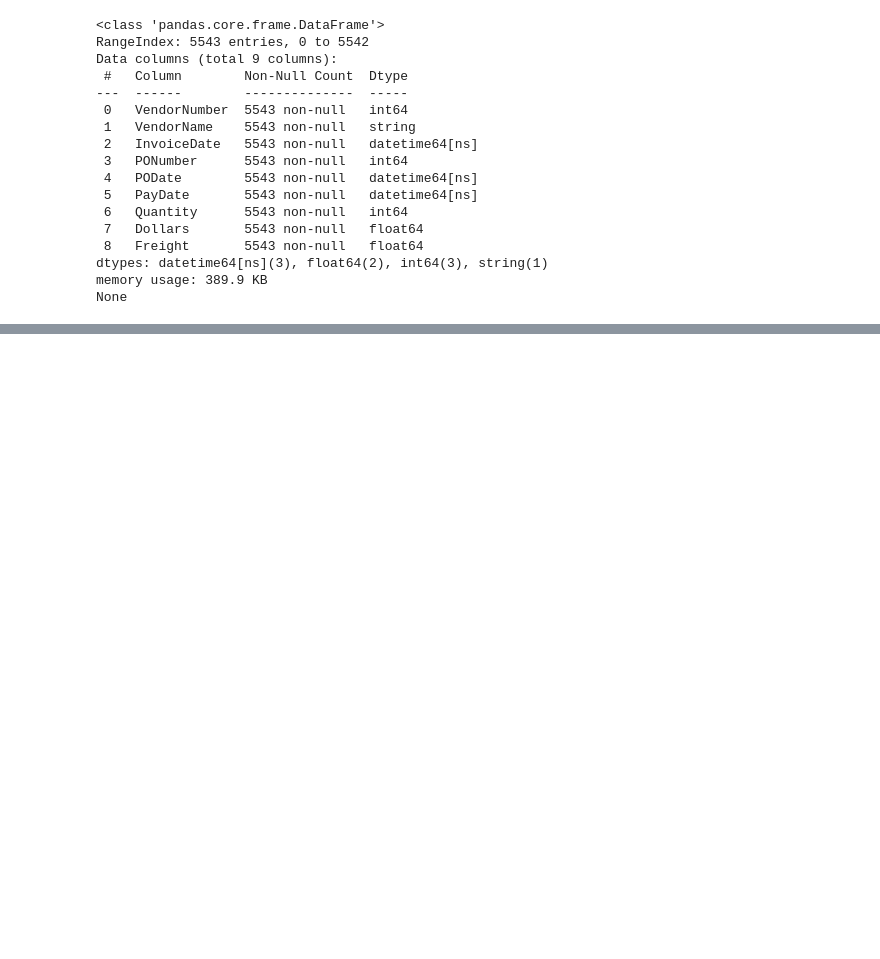
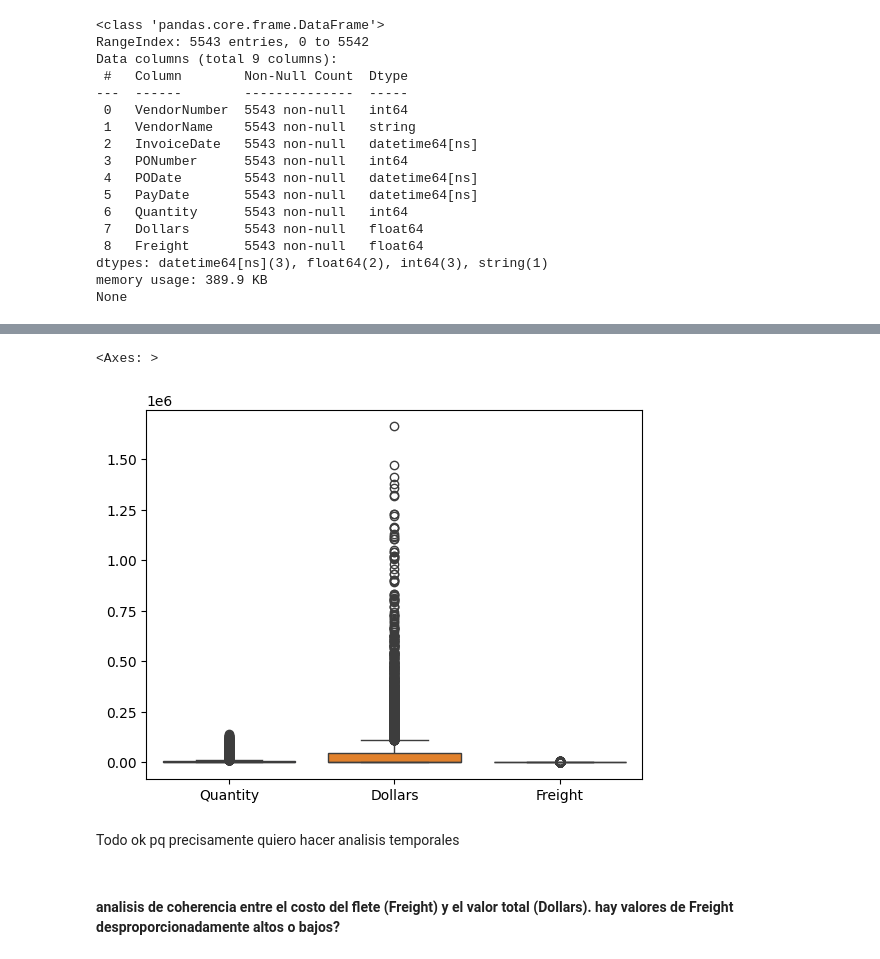
Before and after one commit to escasanova/HPIG2, a Jupyter notebook: LimpiezaDeDatos.ipynb, the cells around one changed output, grey strips where cells are left out. Drawn from its saved outputs; the diff is of its cells as text; code cells hidden in the pictures; blank space fills up the shorter version.

```diff
--- a/LimpiezaDeDatos.ipynb
+++ b/LimpiezaDeDatos.ipynb
@@ -10,6 +12,6 @@ import unicodedata
 # %%
-purchase_prices = pd.read_csv('2017PurchasePricesDec.csv')
-purchase_prices.head()
+purchasePrices = pd.read_csv('PurchasePricesDec.csv')
+purchasePrices.head()
 # %% [output]
 |  | Brand | Description | Price | Size | Volume | Classification | PurchasePrice | VendorNumber | ... |
 | 0 | 58 | Gekkeikan Black & Gold Sake | 12.99 | 750mL | 750 | 1 | 9.28 | 8320 | ... |
@@ -88,7 +90,6 @@ dtype: object
 3          26.11          9165  ULTRA BEVERAGE COMPANY LLP
 4          10.94          7245  PROXIMO SPIRITS INC.
 # %%
-
 # Función para limpiar strings
 def clean_string(s):
     if pd.isnull(s):  # Si es nulo, lo devuelve tal cual
@@ -99,24 +100,24 @@ def clean_string(s):
     return ' '.join(s.strip().lower().split())
 
 # Convertir columnas de tipo object a string y limpiarlas
-purchase_prices = purchase_prices.convert_dtypes()  # Cambiar a tipos más apropiados
-string_columns = purchase_prices.select_dtypes(include=['string', 'object']).columns
+purchasePrices = purchasePrices.convert_dtypes()  # Cambiar a tipos más apropiados
+string_columns = purchasePrices.select_dtypes(include=['string', 'object']).columns
 
 for col in string_columns:
-    purchase_prices[col] = purchase_prices[col].apply(clean_string)
+    purchasePrices[col] = purchasePrices[col].apply(clean_string)
 
 # Reemplazar valores "Unknown" y pd.NA en Volume por NaN y convertirla a float
-purchase_prices['Volume'] = purchase_prices['Volume'].replace(["unknown", pd.NA], np.nan).astype(float)
+purchasePrices['Volume'] = purchasePrices['Volume'].replace(["unknown", pd.NA], np.nan).astype(float)
 
 # Asegurarse de que todas las columnas de tipo object se conviertan a string
-string_columns = purchase_prices.select_dtypes(include=['object']).columns
-purchase_prices[string_columns] = purchase_prices[string_columns].astype('string')
+string_columns = purchasePrices.select_dtypes(include=['object']).columns
+purchasePrices[string_columns] = purchasePrices[string_columns].astype('string')
 
 # Verificar los resultados finales
 print("Primeras filas después de limpiar las columnas de tipo string:")
-print(purchase_prices.head())
+print(purchasePrices.head())
 print("Tipos de datos después de la conversión a string:")
-print(purchase_prices.dtypes)
+print(purchasePrices.dtypes)
 # %% [output]
 Primeras filas después de limpiar las columnas de tipo string:
    Brand                  Description  Price   Size  Volume  Classification  \
@@ -219,22 +220,22 @@ def parse_size(size):
     return {"size_ml": np.nan, "pack_count": np.nan}
 
 # Aplicar la función parse_size a la columna 'Size'
-size_data = purchase_prices['Size'].apply(parse_size)
+size_data = purchasePrices['Size'].apply(parse_size)
 
 # Crear nuevas columnas en el DataFrame
-purchase_prices['size_ml'] = size_data.apply(lambda x: x['size_ml'])
-purchase_prices['pack_count'] = size_data.apply(lambda x: x['pack_count'])
+purchasePrices['size_ml'] = size_data.apply(lambda x: x['size_ml'])
+purchasePrices['pack_count'] = size_data.apply(lambda x: x['pack_count'])
 
 # Verificar las primeras filas para confirmar resultados
 print("Primeras filas del DataFrame después de procesar la columna 'Size':")
-print(purchase_prices[['Size', 'size_ml', 'pack_count']].head(10))
+print(purchasePrices[['Size', 'size_ml', 'pack_count']].head(10))
 
 # Contar valores nulos para evaluar el éxito del procesamiento
 print("Valores nulos en las columnas derivadas:")
-print(purchase_prices[['size_ml', 'pack_count']].isnull().sum())
+print(purchasePrices[['size_ml', 'pack_count']].isnull().sum())
 
 # Identificar valores problemáticos
-problematic_rows = purchase_prices[purchase_prices['size_ml'].isnull()]
+problematic_rows = purchasePrices[purchasePrices['size_ml'].isnull()]
 print("Valores problemáticos en la columna 'Size':")
 print(problematic_rows['Size'].unique())
 # %% [output]
@@ -497,7 +648,7 @@ purchase_prices.head()
 # %% [markdown]
 ### Analisis de InvoicePurchases
 # %%
-invoice_purchases = pd.read_csv('InvoicePurchases.csv')
+invoice_purchases = pd.read_csv('InvoicePurchases12312016.csv')
 invoice_purchases.head()
 # %% [output]
 |  | VendorNumber | VendorName | InvoiceDate | PONumber | PODate | PayDate | Quantity | Dollars | Freight | ... |
@@ -585,0 +794,9 @@ invoice_purchases.head()
+# %%
+sns.boxplot(data=invoice_purchases[['Quantity', 'Dollars', 'Freight']])
+# %% [output]
+<Axes: >
+[figure, added]
+# %% [markdown]
+Todo ok pq precisamente quiero hacer analisis temporales
+# %% [markdown]
+#### analisis de coherencia entre el costo del flete (Freight) y el valor total (Dollars). hay valores de Freight desproporcionadamente altos o bajos?
```
Also changed, not shown: parts of 107 cells of this notebook.
